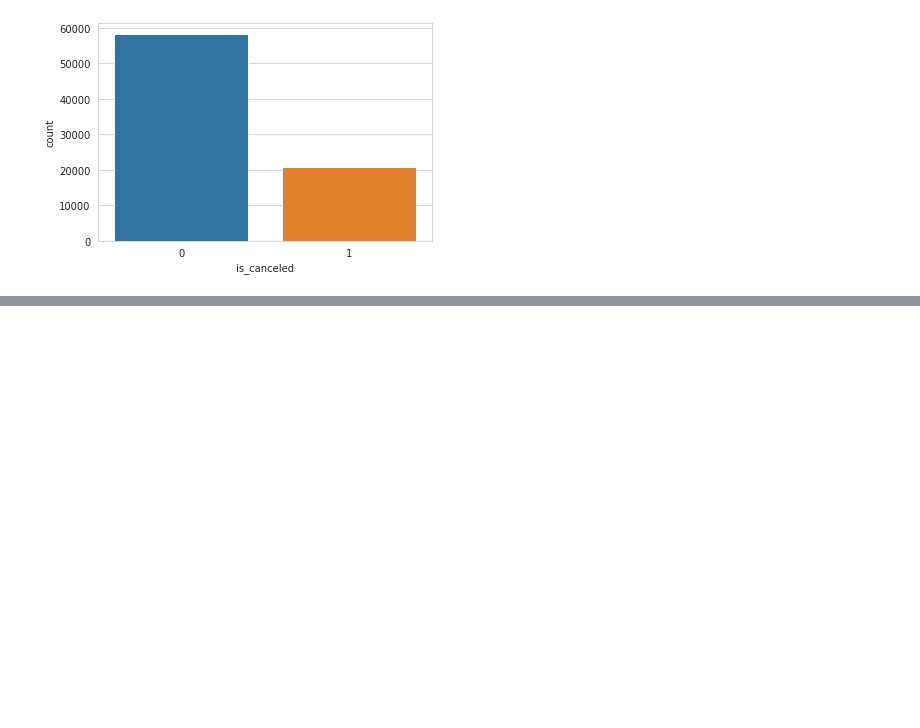
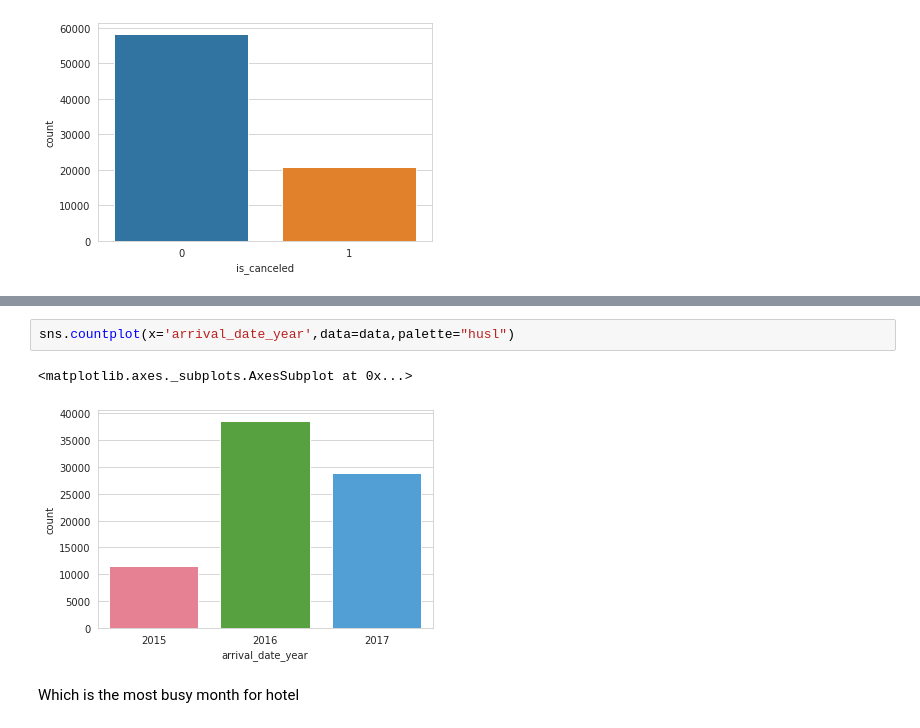
Before and after one commit to SakshamTripathi1996/Data-Science, a Jupyter notebook: Saksham_Hotel_Booking_Analysis_Capstone_Project.ipynb, the cells around one changed output, grey strips where cells are left out. Drawn from its saved outputs; the diff is of its cells as text; blank space fills up the shorter version.

```diff
--- a/Saksham_Hotel_Booking_Analysis_Capstone_Project.ipynb
+++ b/Saksham_Hotel_Booking_Analysis_Capstone_Project.ipynb
@@ -262,0 +369,7 @@ sns.countplot(x='is_canceled',data=data)
+# %%
+sns.countplot(x='arrival_date_year',data=data,palette="husl")
+# %% [output]
+<matplotlib.axes._subplots.AxesSubplot at 0x...>
+[figure, added]
+# %% [markdown]
+Which is the most busy month for hotel
```
Also changed, not shown: parts of 38 cells of this notebook.
